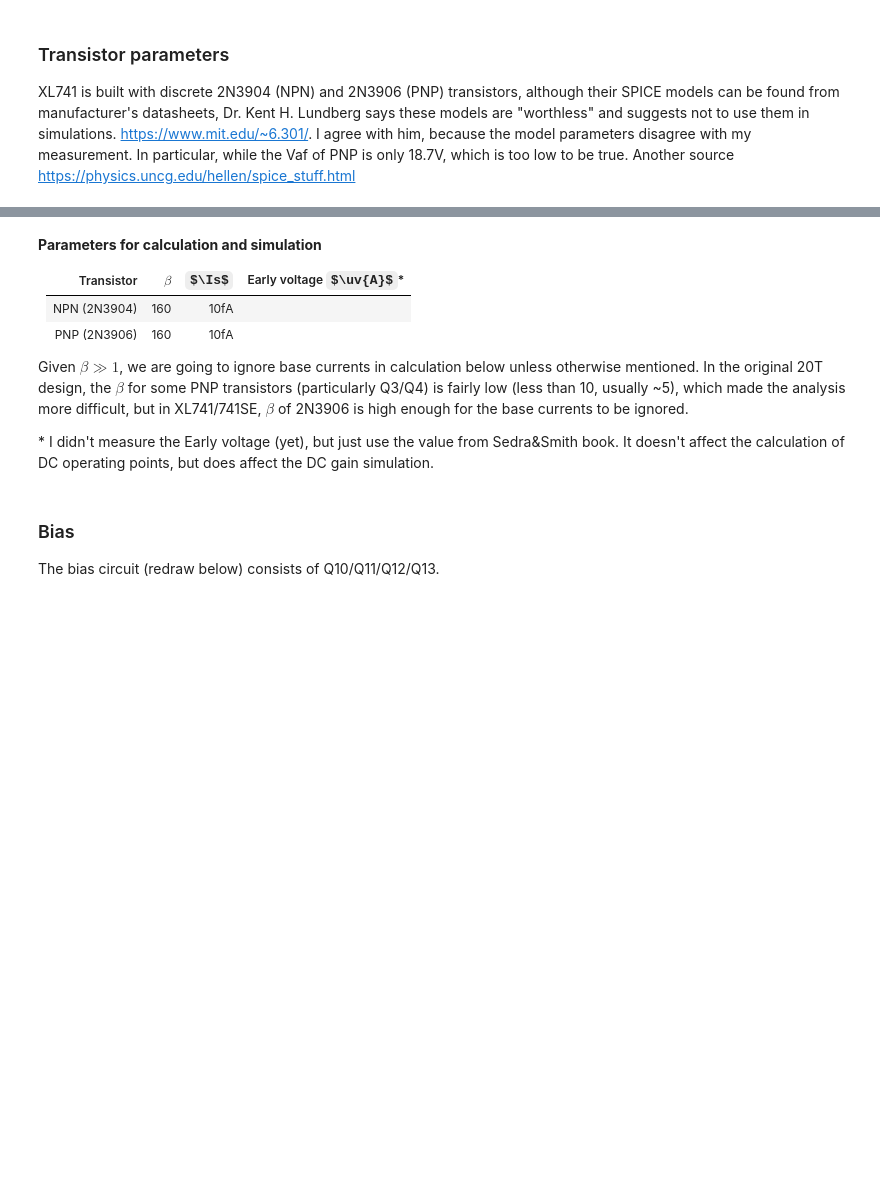
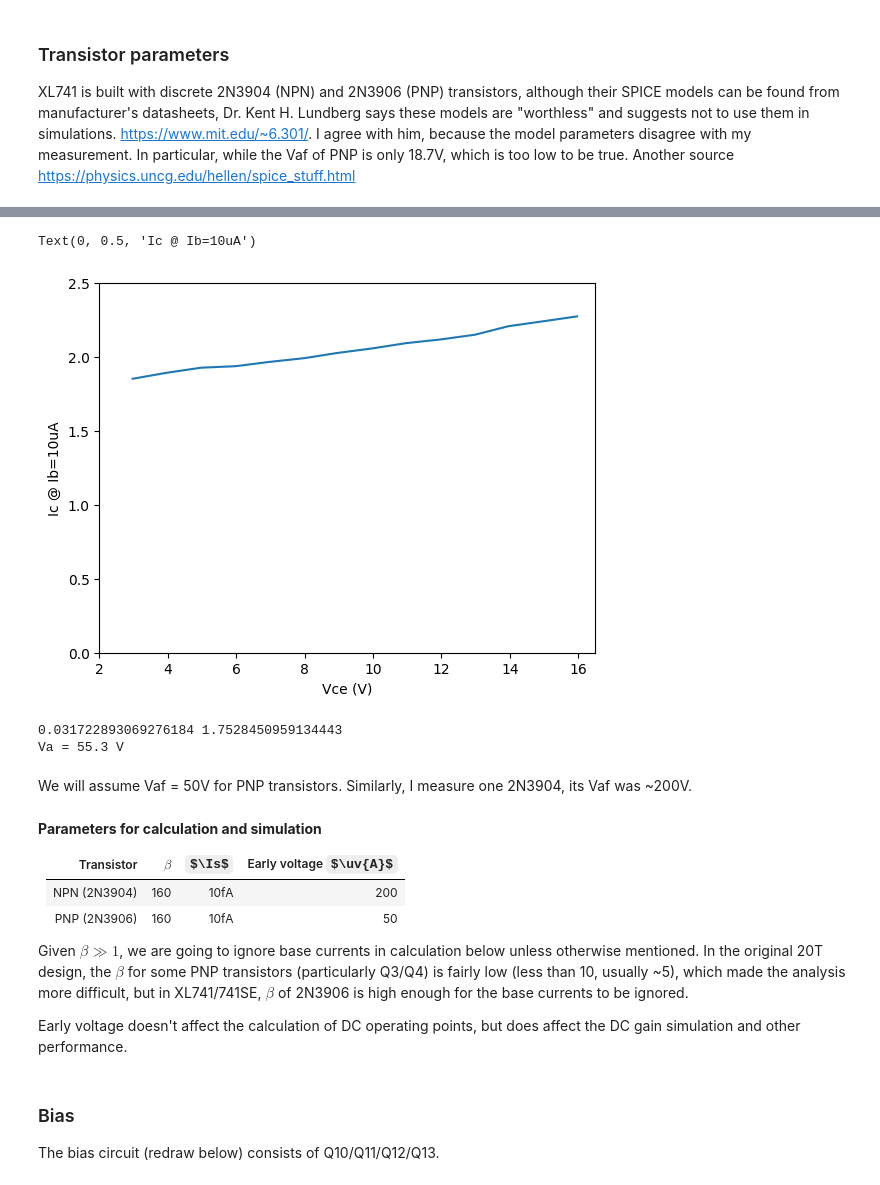
Before and after one commit to chenshuo/notes, a Jupyter notebook: notebooks/XL741.ipynb, the cells around one changed output, grey strips where cells are left out. Drawn from its saved outputs; the diff is of its cells as text; code cells hidden in the pictures; some formulas as TeX source; blank space fills up the shorter version.

```diff
--- a/notebooks/XL741.ipynb
+++ b/notebooks/XL741.ipynb
@@ -152,16 +199,37 @@ We assume $\Vt=25.8\mathrm{mV}$
+# %%
+Ic = [2.275, 2.242, 2.209, 2.151, 2.119, 2.094, 2.058, 2.028, 1.992, 1.967, 1.938, 1.928, 1.894, 1.853]
+Vce = [15.97, 14.98, 13.97, 12.98, 11.98, 10.97, 9.97, 8.97,7.98,6.97,5.98,4.98,3.98,2.974]
+
+plt.plot(Vce, Ic)
+plt.ylim(0, 2.5)
+plt.xlim(2, 16.5)
+plt.xlabel('Vce (V)')
+plt.ylabel('Ic (mA) @ Ib=10uA')
+# %% [output]
+Text(0, 0.5, 'Ic @ Ib=10uA')
+[figure, added]
+# %%
+m, b = np.polyfit(Vce, Ic, 1)
+print(m, b)
+print('Va = %.1f V' % (b/m))
+# %% [output]
+0.031722893069276184 1.7528450959134443
+Va = 55.3 V
+# %% [markdown]
+We will assume Vaf = 50V for PNP transistors.
+Similarly, I measure one 2N3904, its Vaf was ~200V.
 # %% [markdown]
 **Parameters for calculation and simulation**
 
-| Transistor | $\beta$ | $\Is$ | Early voltage $\uv{A}$* |
+| Transistor | $\beta$ | $\Is$ | Early voltage $\uv{A}$ |
 | --- | --- | --- | --- |
-| NPN (2N3904) | 160 | 10fA | |
-| PNP (2N3906) | 160 | 10fA | |
+| NPN (2N3904) | 160 | 10fA | 200 |
+| PNP (2N3906) | 160 | 10fA | 50 |
 
 Given $\beta\gg 1$, we are going to ignore base currents in calculation below unless otherwise mentioned.
 In the original 20T design, the $\beta$ for some PNP transistors (particularly Q3/Q4) is fairly low (less than 10, usually ~5), which made the analysis more difficult, but in XL741/741SE, $\beta$ of 2N3906 is high enough for the base currents to be ignored.
 
-\* I didn't measure the Early voltage (yet), but just use the value from Sedra&Smith book.
-It doesn't affect the calculation of DC operating points, but does affect the DC gain simulation.
+Early voltage doesn't affect the calculation of DC operating points, but does affect the DC gain simulation and other performance.
 # %% [markdown]
 ### Bias
 
```
Also changed, not shown: parts of 9 cells of this notebook.
